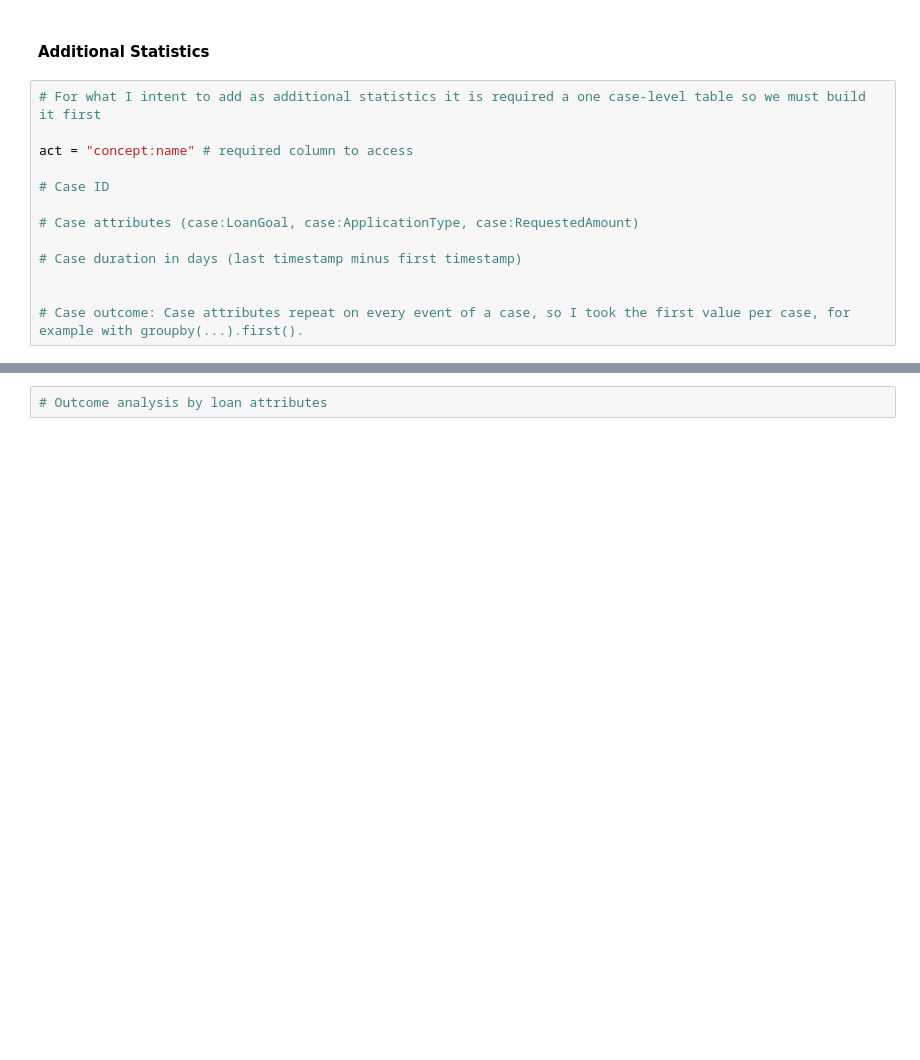
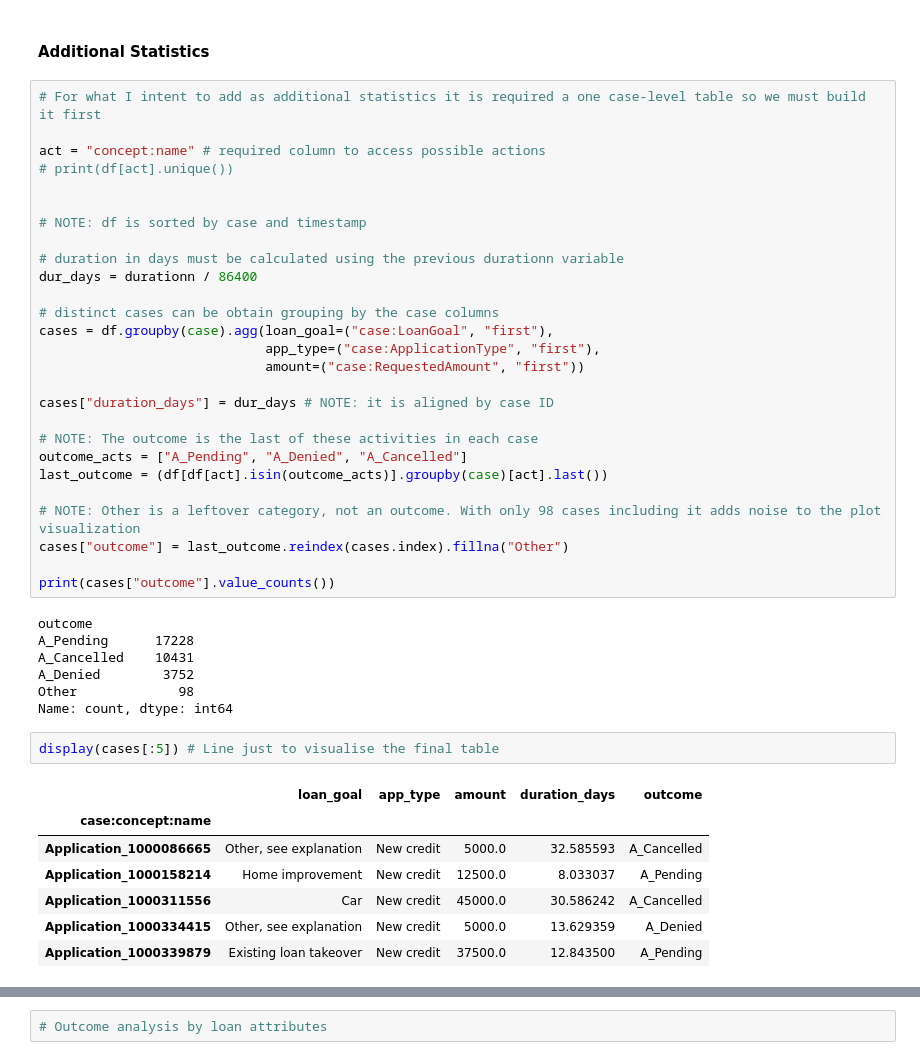
Before and after one commit to M1l3na24/First-Assignment-BPPSO-WS26-27, a Jupyter notebook: assignmentI.ipynb, the cells around one changed output, grey strips where cells are left out. Drawn from its saved outputs; the diff is of its cells as text; blank space fills up the shorter version.

```diff
--- a/assignmentI.ipynb
+++ b/assignmentI.ipynb
@@ -209,15 +215,46 @@ display(table_4_stats)
 # %%
 # For what I intent to add as additional statistics it is required a one case-level table so we must build it first
 
-act = "concept:name" # required column to access
-
-# Case ID
-
-# Case attributes (case:LoanGoal, case:ApplicationType, case:RequestedAmount)
-
-# Case duration in days (last timestamp minus first timestamp)
+act = "concept:name" # required column to access possible actions
+# print(df[act].unique())
 
 
-# Case outcome: Case attributes repeat on every event of a case, so I took the first value per case, for example with groupby(...).first().
+# NOTE: df is sorted by case and timestamp
+
+# duration in days must be calculated using the previous durationn variable
+dur_days = durationn / 86400
+
+# distinct cases can be obtain grouping by the case columns
+cases = df.groupby(case).agg(loan_goal=("case:LoanGoal", "first"),
+                             app_type=("case:ApplicationType", "first"),
+                             amount=("case:RequestedAmount", "first"))
+
+cases["duration_days"] = dur_days # NOTE: it is aligned by case ID
+
+# NOTE: The outcome is the last of these activities in each case
+outcome_acts = ["A_Pending", "A_Denied", "A_Cancelled"]
+last_outcome = (df[df[act].isin(outcome_acts)].groupby(case)[act].last())
+
+# NOTE: Other is a leftover category, not an outcome. With only 98 cases including it adds noise to the plot visualization
+cases["outcome"] = last_outcome.reindex(cases.index).fillna("Other")
+
+print(cases["outcome"].value_counts())
+# %% [output]
+outcome
+A_Pending      17228
+A_Cancelled    10431
+A_Denied        3752
+Other             98
+Name: count, dtype: int64
+# %%
+display(cases[:5]) # Line just to visualise the final table
+# %% [output]
+|  | loan_goal | app_type | amount | duration_days | outcome |
+| case:concept:name |  |  |  |  |  |
+| Application_1000086665 | Other, see explanation | New credit | 5000.0 | 32.585593 | A_Cancelled |
+| Application_1000158214 | Home improvement | New credit | 12500.0 | 8.033037 | A_Pending |
+| Application_1000311556 | Car | New credit | 45000.0 | 30.586242 | A_Cancelled |
+| Application_1000334415 | Other, see explanation | New credit | 5000.0 | 13.629359 | A_Denied |
+| Application_1000339879 | Existing loan takeover | New credit | 37500.0 | 12.843500 | A_Pending |
 # %%
 # Case duration distribution
```
Also changed, not shown: parts of 3 cells of this notebook.
